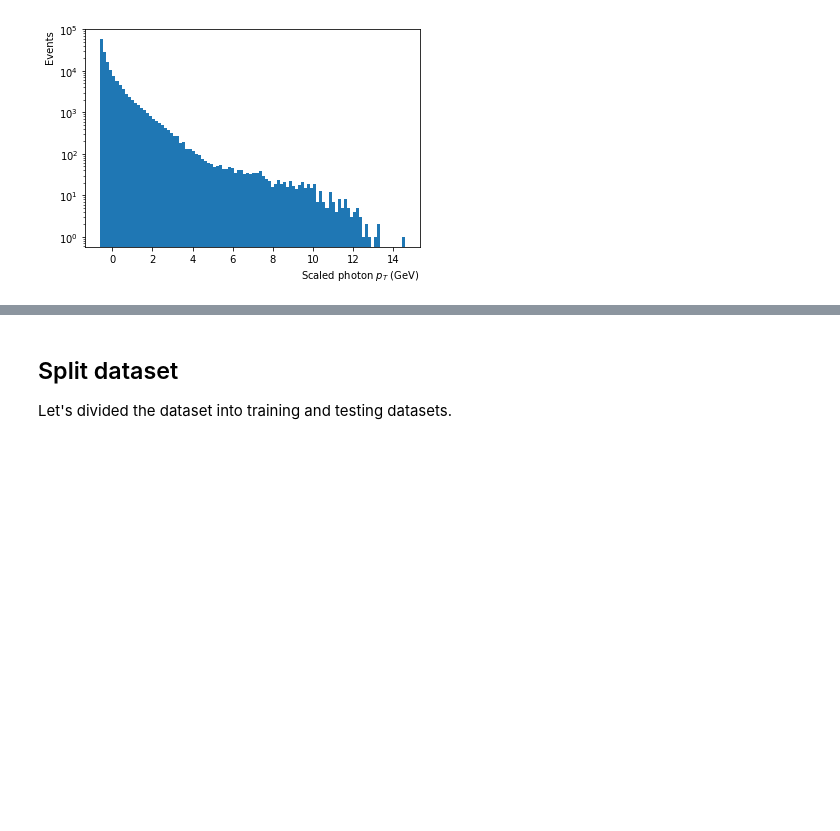
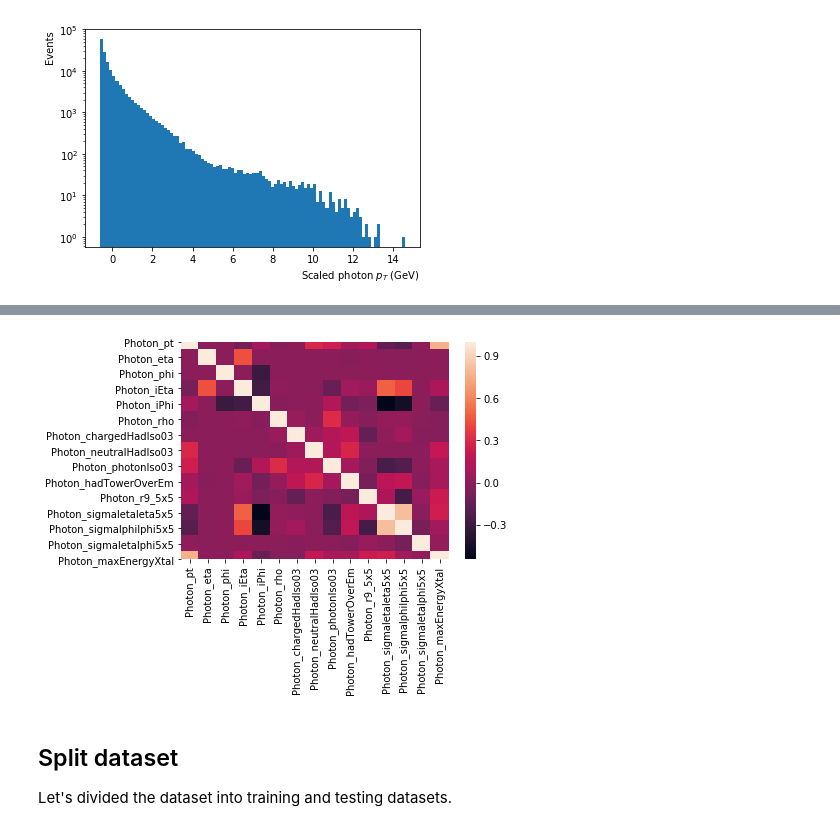
Before and after one commit to bhbam/photon-classification, a Jupyter notebook: Photon Classification.ipynb, the cells around one changed output, grey strips where cells are left out. Drawn from its saved outputs; the diff is of its cells as text; code cells hidden in the pictures; blank space fills up the shorter version.

```diff
--- a/Photon Classification.ipynb
+++ b/Photon Classification.ipynb
@@ -235,3 +240,9 @@ plt.ylabel('Events', horizontalalignment='right', y=1.0);
+# %%
+corr = df[features].corr()
+# %%
+sns.heatmap(corr);
+# %% [output]
+[figure, added]
 # %% [markdown]
 ## Split dataset
 
```
Also changed, not shown: parts of 19 cells of this notebook, 1 other file.
